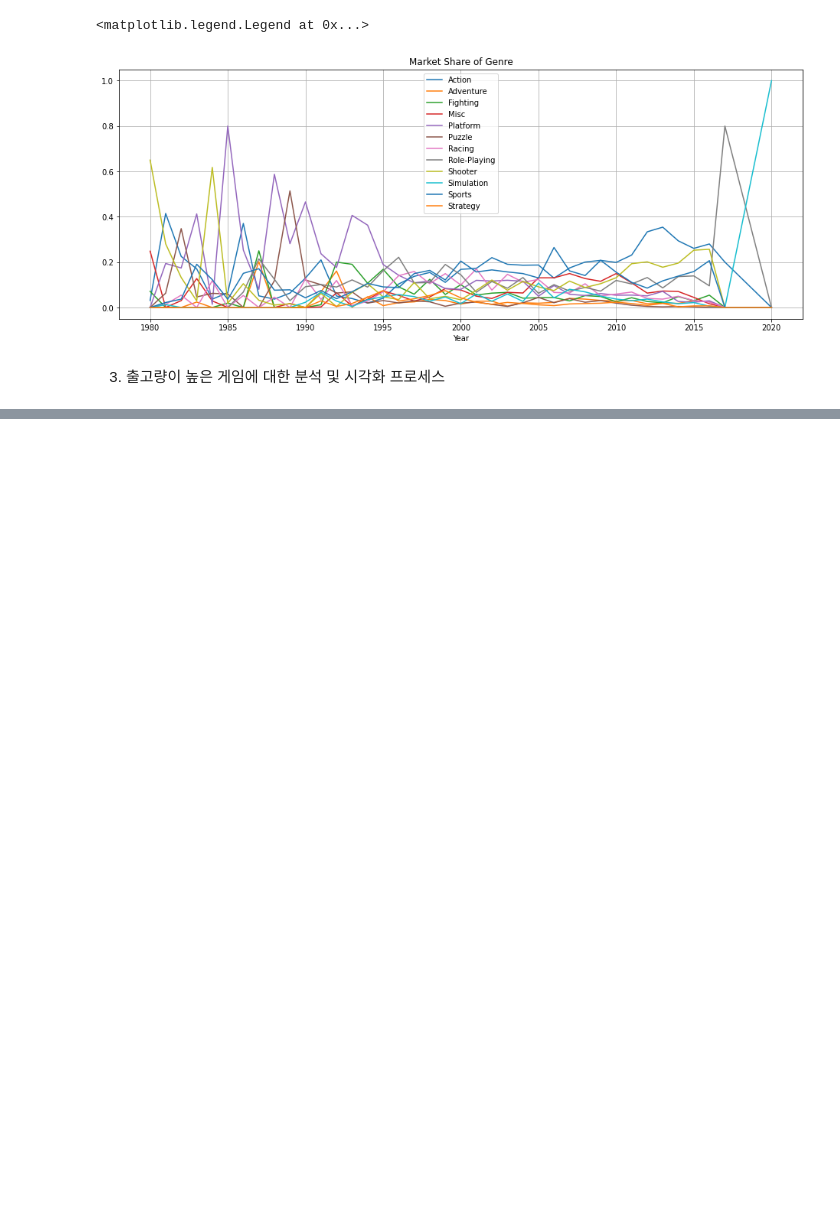
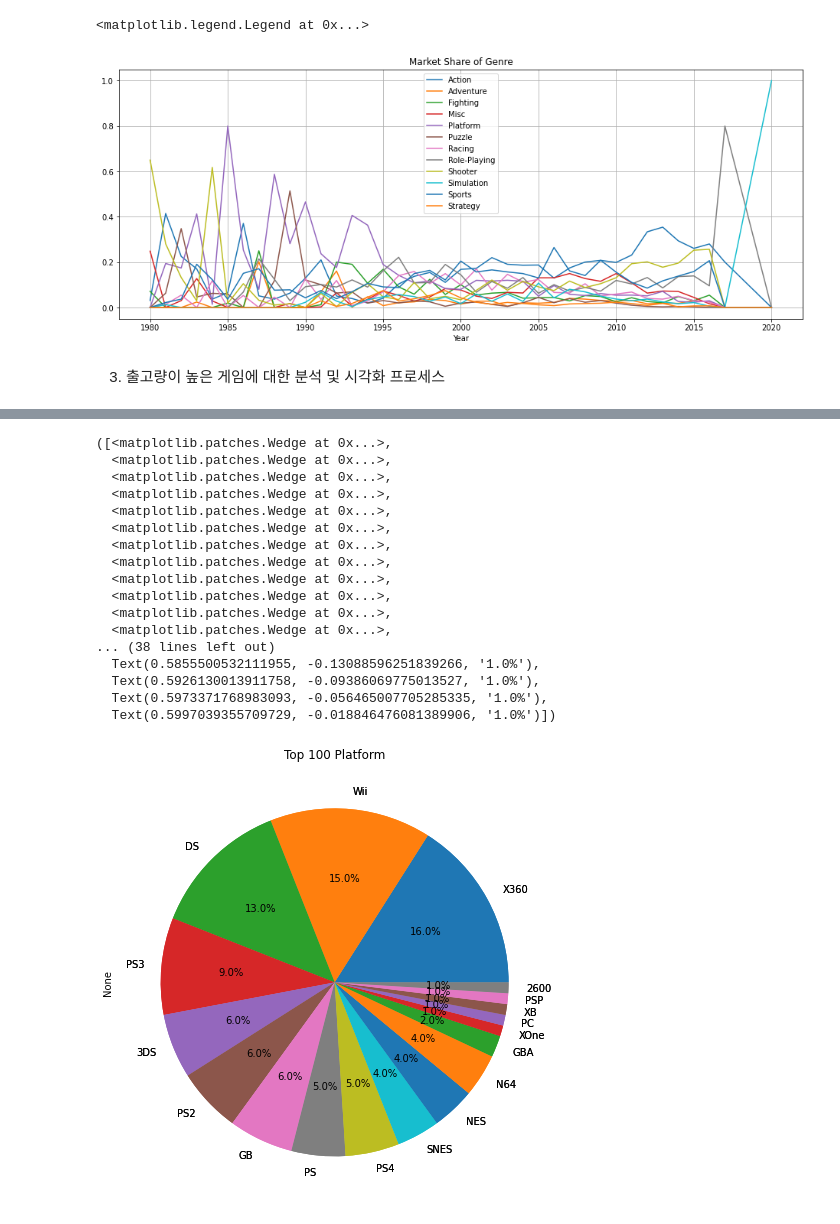
Before and after one commit to superahxd/_project, a Jupyter notebook: sec1_project.ipynb, the cells around one changed output, grey strips where cells are left out. Cells and saved outputs as stored; diff of their text form; code cells hidden in the pictures; blank space fills up the shorter version.

```diff
--- a/sec1_project.ipynb
+++ b/sec1_project.ipynb
@@ -326,0 +323,25 @@ vgames_3_top20
+# %%
+vgames_3_platform=vgames_3_top100.value_counts('Platform')
+vgames_3_platform.plot(kind='pie', figsize = (8, 8), title='Top 100 Platform')
+vgames_3_values=vgames_3_platform.values
+labels=vgames_3_platform.index
+plt.pie(vgames_3_values, labels=labels, autopct='%.1f%%')
+# %% [output]
+([<matplotlib.patches.Wedge at 0x...>,
+  <matplotlib.patches.Wedge at 0x...>,
+  <matplotlib.patches.Wedge at 0x...>,
+  <matplotlib.patches.Wedge at 0x...>,
+  <matplotlib.patches.Wedge at 0x...>,
+  <matplotlib.patches.Wedge at 0x...>,
+  <matplotlib.patches.Wedge at 0x...>,
+  <matplotlib.patches.Wedge at 0x...>,
+  <matplotlib.patches.Wedge at 0x...>,
+  <matplotlib.patches.Wedge at 0x...>,
+  <matplotlib.patches.Wedge at 0x...>,
+  <matplotlib.patches.Wedge at 0x...>,
+... (38 lines left out)
+  Text(0.5855500532111955, -0.13088596251839266, '1.0%'),
+  Text(0.5926130013911758, -0.09386069775013527, '1.0%'),
+  Text(0.5973371768983093, -0.056465007705285335, '1.0%'),
+  Text(0.5997039355709729, -0.018846476081389906, '1.0%')])
+[figure, added]
```
Also changed, not shown: parts of 7 cells of this notebook.
